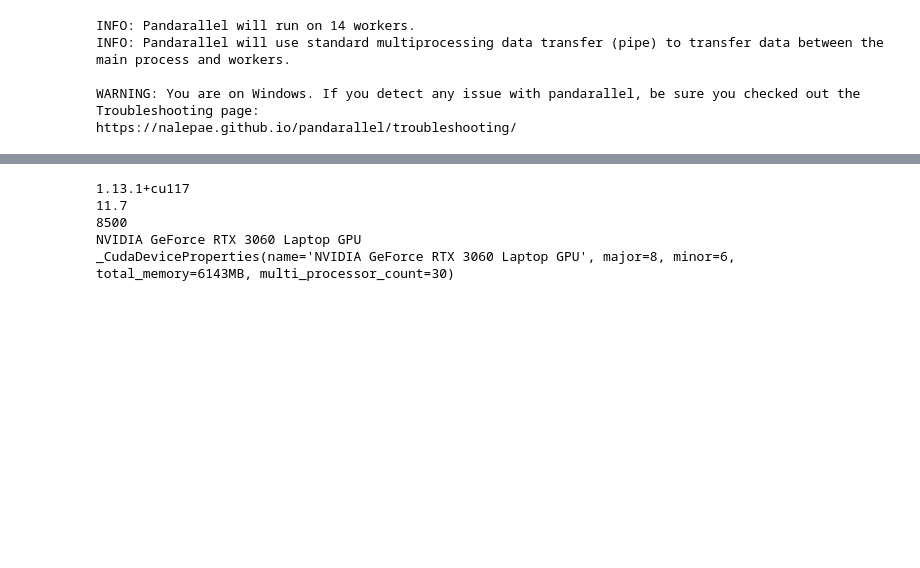
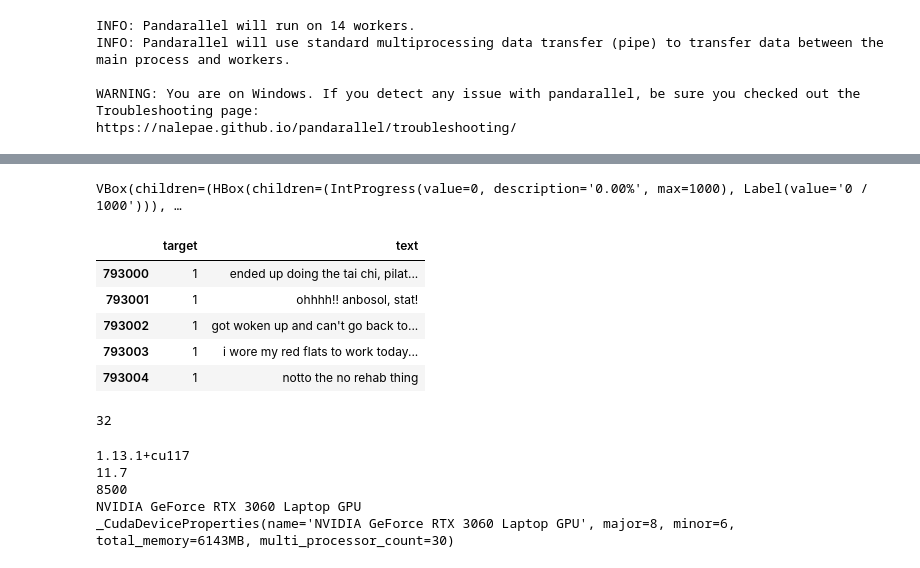
Before and after one commit to vishal-parameswaran/Suicidal_Intent_NLP_Classifier, a Jupyter notebook: BERT.ipynb, the cells around one changed output, grey strips where cells are left out. Saved outputs shown, nothing was run; the diff lists cells and outputs as text; code cells hidden in the pictures; blank space fills up the shorter version.

```diff
--- a/BERT.ipynb
+++ b/BERT.ipynb
@@ -49,0 +66,17 @@ See the caveats in the documentation: https://pandas.pydata.org/pandas-docs/stab
+# %%
+df1["text"] = df1["text"].parallel_apply(custom_standardization)
+# df1['text'] = df1['text'].parallel_apply(remove_stopwords)
+# df1['text'] = df1['text'].parallel_apply(stemm_text)
+df1.head()
+# %% [output]
+VBox(children=(HBox(children=(IntProgress(value=0, description='0.00%', max=1000), Label(value='0 / 1000'))), …
+|  | target | text |
+| 793000 | 1 | ended up doing the tai chi, pilat... |
+| 793001 | 1 | ohhhh!! anbosol, stat! |
+| 793002 | 1 | got woken up and can't go back to... |
+| 793003 | 1 | i wore my red flats to work today... |
+| 793004 | 1 | notto the no rehab thing |
+# %%
+max(df1['text'].str.split().apply(lambda x: len(x)))
+# %% [output]
+32
```
Also changed, not shown: parts of 18 cells of this notebook.
